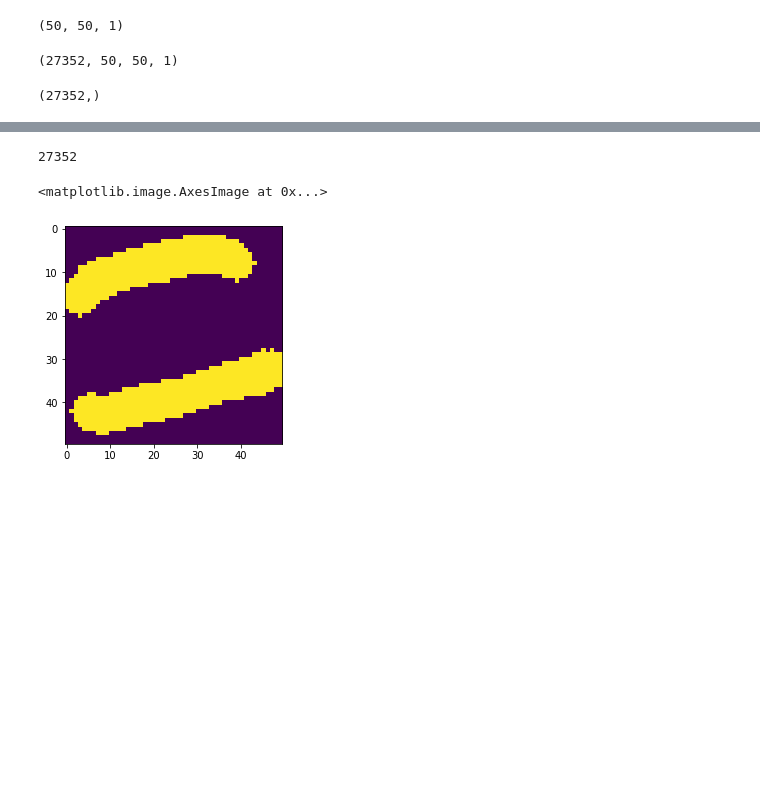
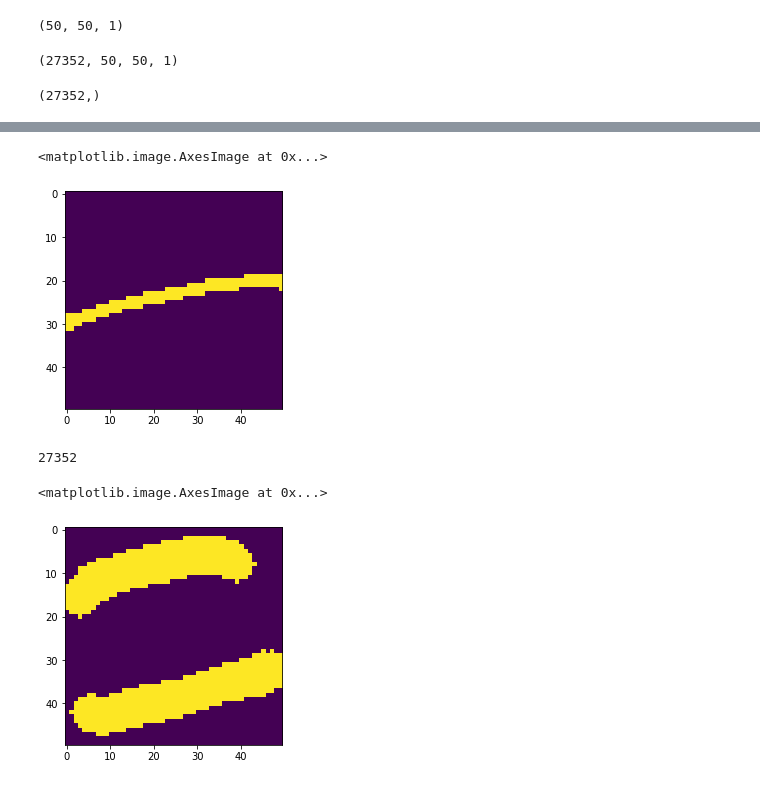
Before and after one commit to mallen-11/math-problem-solver, a Jupyter notebook: Notebooks/Letters, Digits, Math Operators Model.ipynb, the cells around one changed output, grey strips where cells are left out. Cells and saved outputs as stored; diff of their text form; code cells hidden in the pictures; blank space fills up the shorter version.

```diff
--- a/Notebooks/Letters, Digits, Math Operators Model.ipynb
+++ b/Notebooks/Letters, Digits, Math Operators Model.ipynb
@@ -79,0 +92,5 @@ y_train.shape
+# %%
+plt.imshow(X_train[ranlist[0]])
+# %% [output]
+<matplotlib.image.AxesImage at 0x...>
+[figure, added]
```
Also changed, not shown: parts of 12 cells of this notebook, 2 other files.
